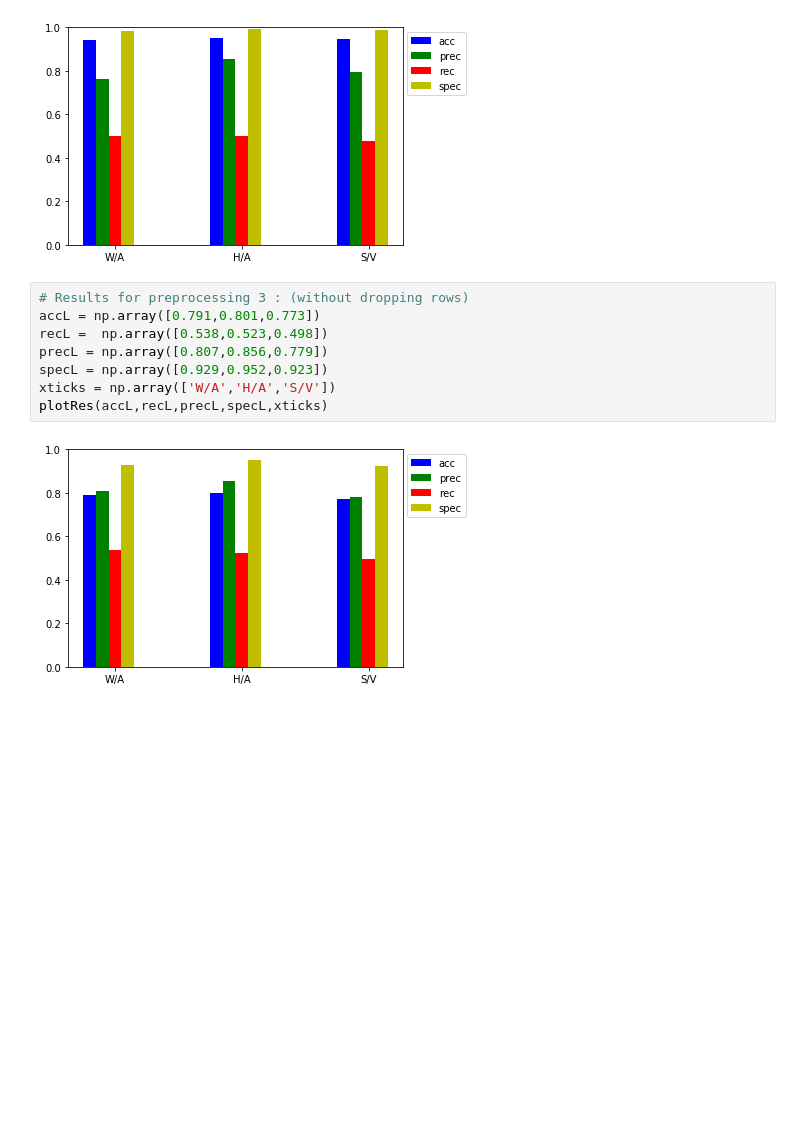
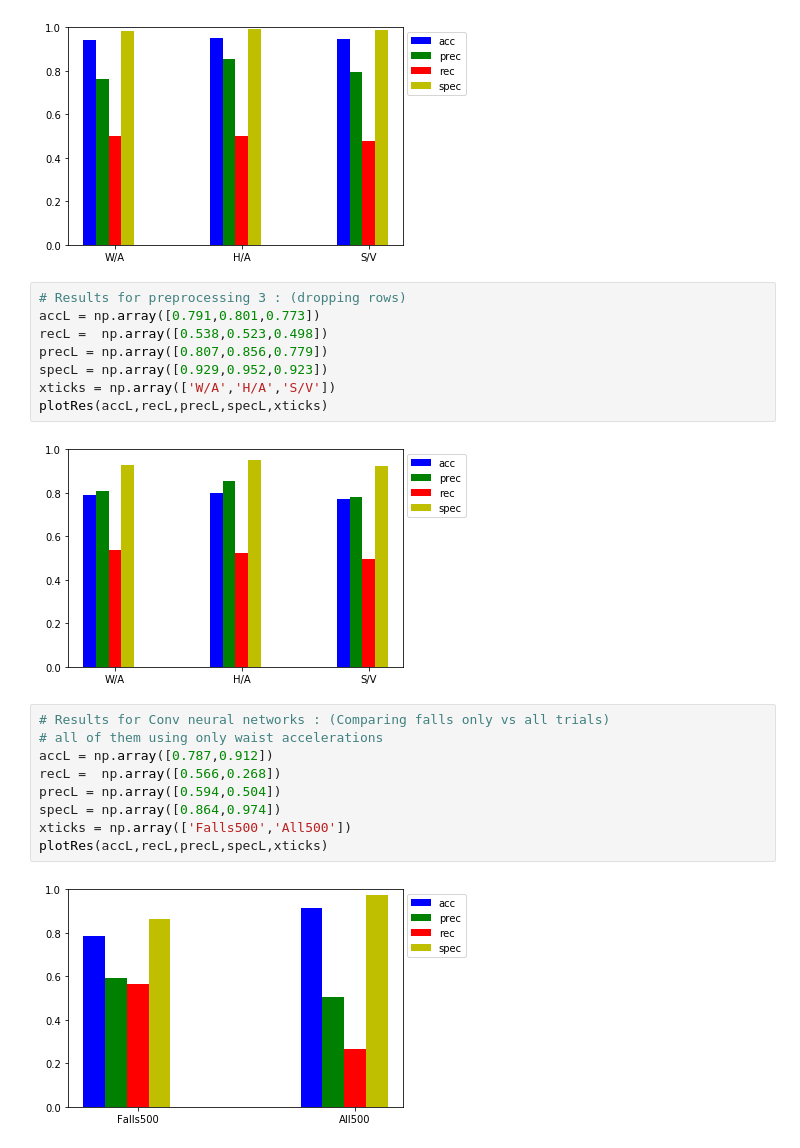
Before and after one commit to mdrmuhaimin/BigData2, a Jupyter notebook: code/Machine Learning/mlfull.ipynb, the cells around one changed output. Cells and saved outputs as stored; diff of their text form; blank space fills up the shorter version.

Commit message:
Pushing results, finished ML model, clean ML folder and CNN picture

```diff
--- a/code/Machine Learning/mlfull.ipynb
+++ b/code/Machine Learning/mlfull.ipynb
@@ -800,7 +655,7 @@ plotRes(accL,recL,precL,specL,xticks)
 # %% [output]
 [figure]
 # %%
-# Results for preprocessing 3 : (without dropping rows)
+# Results for preprocessing 3 : (dropping rows)
 accL = np.array([0.791,0.801,0.773])
 recL =  np.array([0.538,0.523,0.498])
 precL = np.array([0.807,0.856,0.779])
@@ -809,3 +664,14 @@ xticks = np.array(['W/A','H/A','S/V'])
 plotRes(accL,recL,precL,specL,xticks)
 # %% [output]
 [figure]
+# %%
+# Results for Conv neural networks : (Comparing falls only vs all trials)
+# all of them using only waist accelerations
+accL = np.array([0.787,0.912])
+recL =  np.array([0.566,0.268])
+precL = np.array([0.594,0.504])
+specL = np.array([0.864,0.974])
+xticks = np.array(['Falls500','All500'])
+plotRes(accL,recL,precL,specL,xticks)
+# %% [output]
+[figure, added]
```
Also changed, not shown: parts of 73 cells of this notebook, 6 other files.
